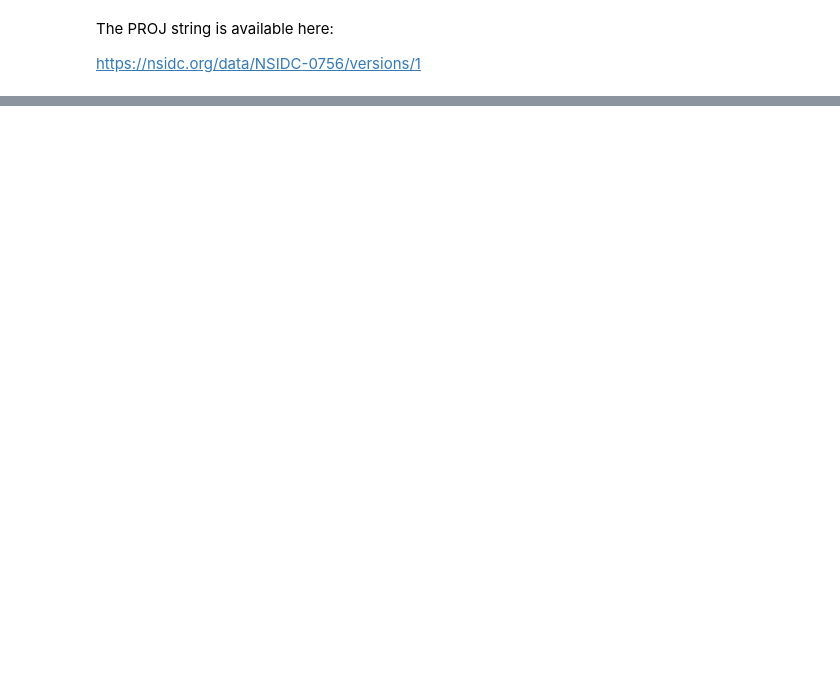
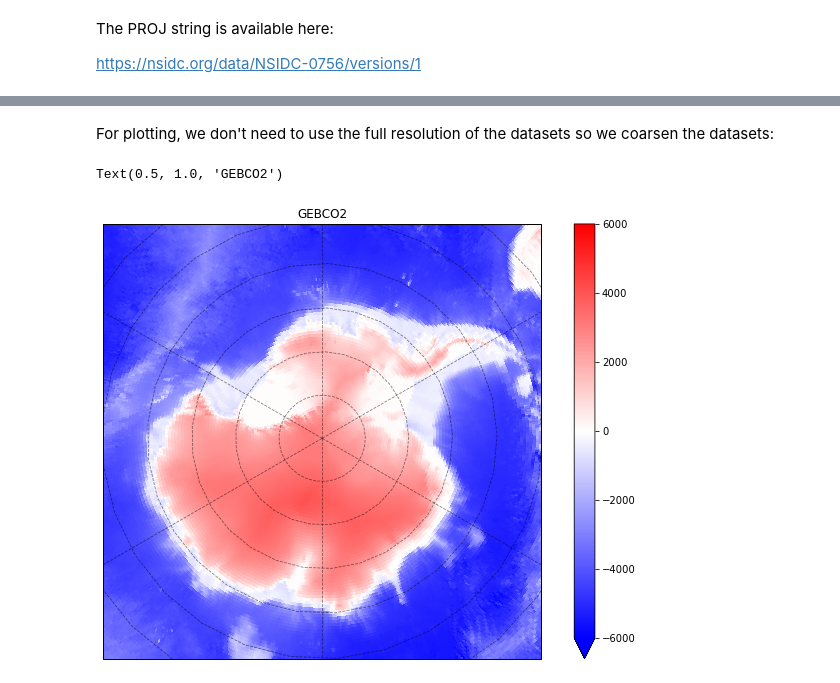
Before and after one commit to raphaeldussin/OM4_125_bedmachine_ant1, a Jupyter notebook: raw_data/Remapping_bedmachine.ipynb, the cells around one changed output, grey strips where cells are left out. Cells and saved outputs as stored; diff of their text form; code cells hidden in the pictures; blank space fills up the shorter version.

```diff
--- a/raw_data/Remapping_bedmachine.ipynb
+++ b/raw_data/Remapping_bedmachine.ipynb
@@ -8,0 +14,2 @@ import matplotlib.pylab as plt
+# %%
+_ = xr.set_options(display_style='text')
@@ -300,0 +106,2 @@ h2_regrid_log.plot(figsize=[12,8], x='lon', y='lat', vmin=1, vmax=3)
+# %%
+gebco = xr.open_dataset('/work/Niki.Zadeh/datasets/topography/GEBCO_2014_2D.nc')
@@ -300,0 +127,23 @@ h2_regrid_log.plot(figsize=[12,8], x='lon', y='lat', vmin=1, vmax=3)
+# %% [markdown]
+For plotting, we don't need to use the full resolution of the datasets so we coarsen the datasets:
+# %%
+gebco_topo_subsample = gebco.elevation.coarsen(lon=50, lat=50).mean()
+# %%
+subplot_kws=dict(projection=ccrs.SouthPolarStereo(central_longitude=-120.),
+                 facecolor='grey')
+
+plt.figure(figsize=[12,8])
+p = gebco_topo_subsample.plot(x='lon', y='lat',
+                              vmin=-6000, vmax=6000,
+                              cmap='bwr',
+                              subplot_kws=subplot_kws,
+                              transform=ccrs.PlateCarree(),
+                              add_labels=False,
+                              add_colorbar=True)
+
+p.axes.gridlines(color='black', alpha=0.5, linestyle='--')
+p.axes.set_extent([-300, 60, -60, -90], ccrs.PlateCarree())
+p.axes.set_title('GEBCO2')
+# %% [output]
+Text(0.5, 1.0, 'GEBCO2')
+[figure, added]
```
Also changed, not shown: parts of 67 cells of this notebook, 1 other file.
